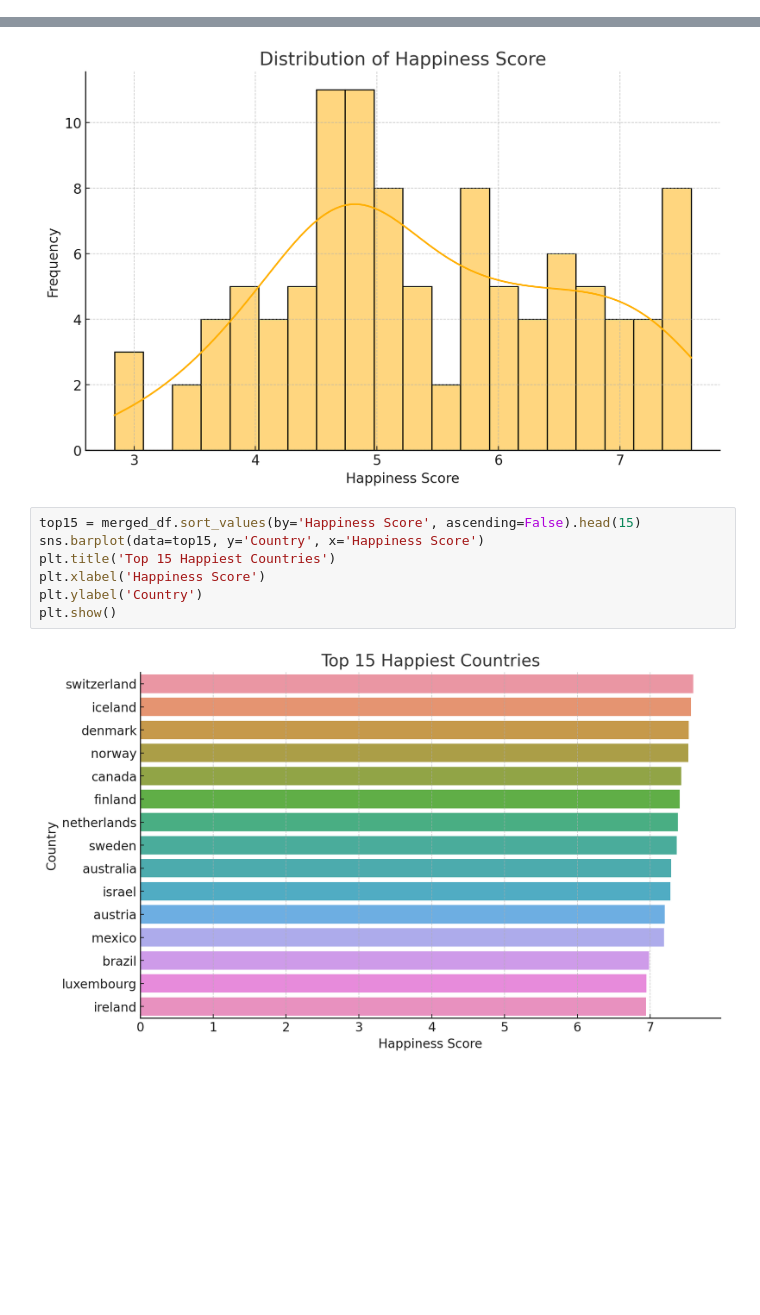
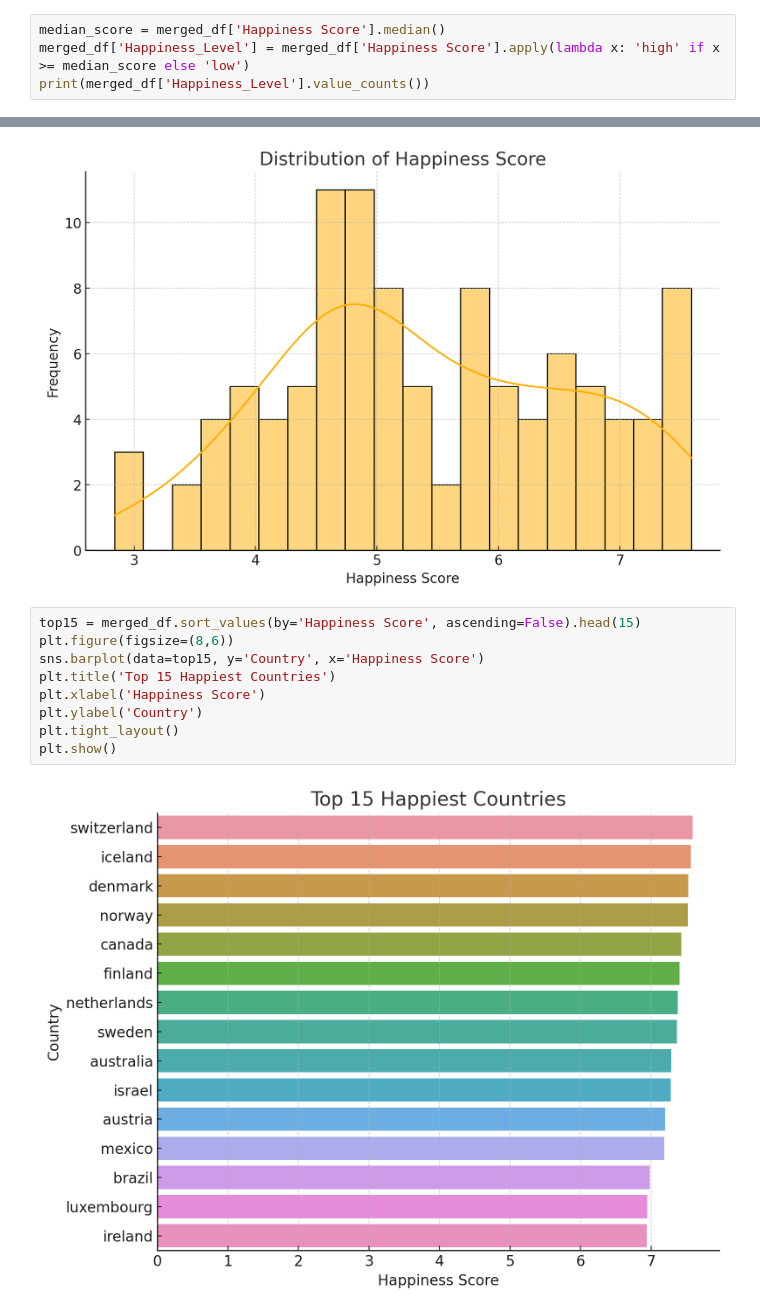
Before and after one commit to zeynepdeniztr/Countries-Flags-and-Happiness, a Jupyter notebook: main.ipynb, the cells around one changed output, grey strips where cells are left out. Drawn from its saved outputs; the diff is of its cells as text; blank space fills up the shorter version.

```diff
--- a/main.ipynb
+++ b/main.ipynb
@@ -26,2 +24,6 @@ print(f"Merged shape: {merged_df.shape}")
 # %% [output]
 Merged shape: (104, 43)
+# %%
+median_score = merged_df['Happiness Score'].median()
+merged_df['Happiness_Level'] = merged_df['Happiness Score'].apply(lambda x: 'high' if x >= median_score else 'low')
+print(merged_df['Happiness_Level'].value_counts())
@@ -35,11 +41,13 @@ plt.show()
 [figure]
 # %%
 top15 = merged_df.sort_values(by='Happiness Score', ascending=False).head(15)
+plt.figure(figsize=(8,6))
 sns.barplot(data=top15, y='Country', x='Happiness Score')
 plt.title('Top 15 Happiest Countries')
 plt.xlabel('Happiness Score')
 plt.ylabel('Country')
+plt.tight_layout()
 plt.show()
 # %% [output]
-[figure, old version]
+[figure, new version]
 # %%
```
Also changed, not shown: parts of 14 cells of this notebook.
